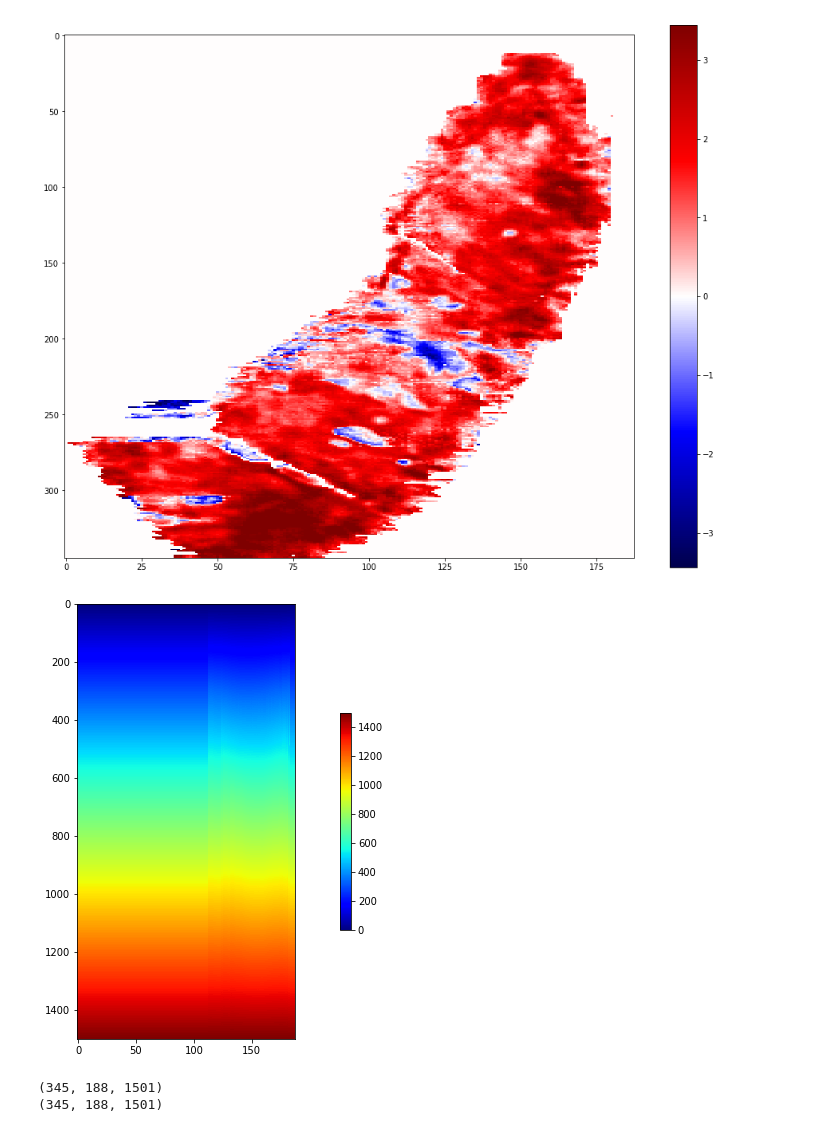
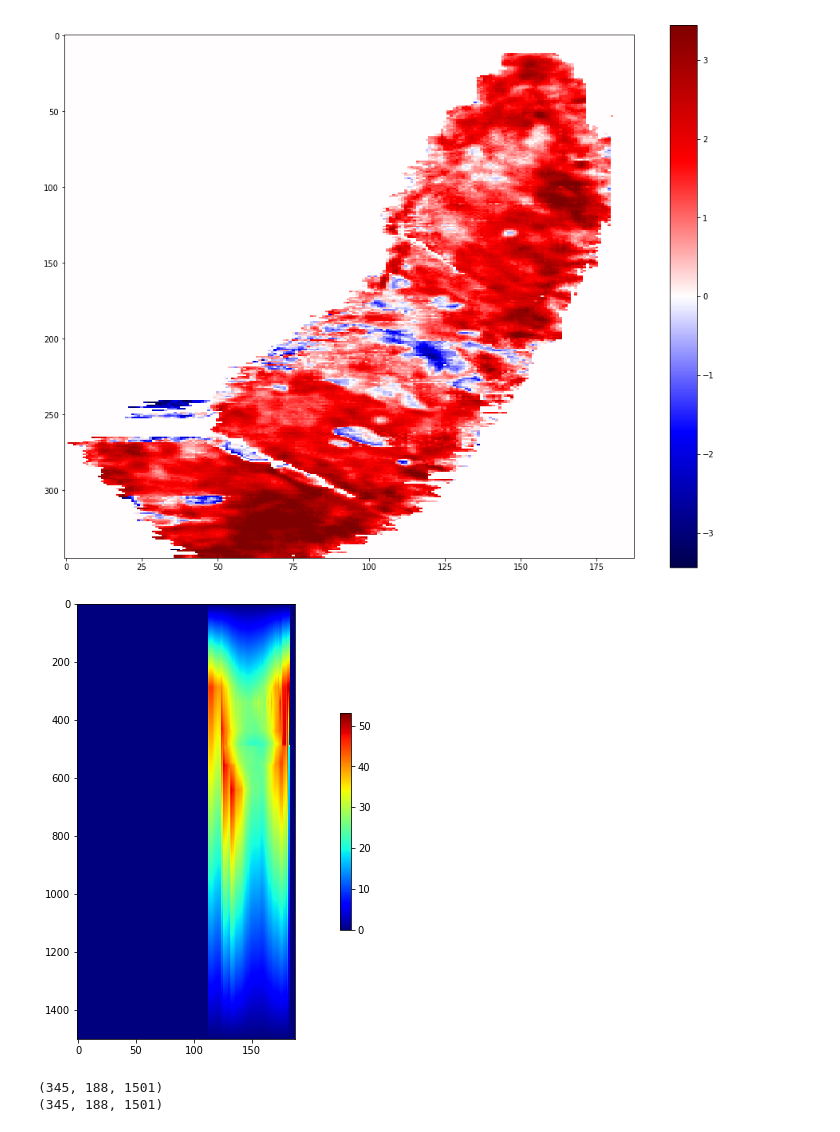
Before and after one commit to DerekParks/SEGWorkingWorkship2018, a Jupyter notebook: VolumeFalattening.ipynb, the cells around one changed output. Cells and saved outputs as stored; diff of their text form; code cells hidden in the pictures.

```diff
--- a/VolumeFalattening.ipynb
+++ b/VolumeFalattening.ipynb
@@ -109,6 +113,9 @@ def read_segy(filename):
 data = read_segy(segy_path)
 # %%
 def strat_slice(data, horizon_times, window_size):
+    """
+    Take a +/- window_size'd slice from the the input dataset
+    """
     s_len = 2 * window_size + 1
     x_len , y_len = horizon_times.shape
     result = np.zeros((x_len, y_len, s_len))
@@ -143,6 +150,7 @@ for horizon_name, horizon_times in horizons:
 print(strat_data.shape)
 strat_data = strat_data[:,:,samples_around_horizon]
 
+#view the last strat slice
 vm = np.percentile(strat_data, 99)
 
 plt.figure(figsize=(16,25))
@@ -159,9 +167,12 @@ def shifts_to_flatten_all_horizons(data_shape, horizons):
     """
     from scipy.interpolate import interp1d
     shifts = np.zeros(data_shape)
-
     s_len = data_shape[2]
 
+    #save an array that contains the sample number for the vertical dimension for later use
+    indexes = np.linspace(0.0, s_len, num=s_len)
+
+    #compute the average depth of every horizon
     avg_depths = {}
     for horizon_name, horizon_times in horizons:
         sum_ik = 0
@@ -173,45 +184,51 @@ def shifts_to_flatten_all_horizons(data_shape, horizons):
                 continue
 
             ik = time/sample_rate
             sum_ik += ik
             count_ik += 1
         avg_ik = sum_ik/count_ik
         avg_depths[horizon_name] = avg_ik
 
+    #for each trace
+    for ix,iy in np.ndindex(data_shape[:2]):
+        #build an arrays of the shift in samples needed move this horizon to the horizon's average depth (in samples).
+        #Also at zero shift at the beigining and end to sqeeze entire traces into the output
 
-    for ix,iy in np.ndindex(data_shape[:2]):
-        shift_index_x = [(0.)]
-        shift_index_y = [(0.)]
+        #should have zero shift at the top of the trace
+        sample_index = [(0.)]
+        shift_amount = [(0.)]
 
+        #for each horizon
         for horizon_name, horizon_times in horizons:
             time = horizon_times[ix, iy]
 
+            #if this horizon isn't definied at this trace; skip it
             if time == 0.0:
                 continue
 
+            #-1 pull traces that are abouve average hoirzon depth down and pushes traces below up
             ik = -1 * (avg_depths[horizon_name] - time/sample_rate)
+            sample_index.append(avg_depths[horizon_name])
+            shift_amount.append(ik)
 
-            shift_index_x.append(avg_depths[horizon_name])
-            shift_index_y.append(ik)
+        #also have zero shift at the end of the trace
+        sample_index.append(s_len)
+        shift_amount.append(0)
 
-        shift_index_x.append(s_len)
-        shift_index_y.append(0)
+        #interpolate f(sample_index, shift_amount) for every vertical (time/depth) value
+        interp_func = interp1d(np.array(sample_index), np.array(shift_amount), kind='linear')
 
-        interp_func = interp1d(np.array(shift_index_x), np.array(shift_index_y), kind='linear')
-
-        indexes = np.linspace(0.0, s_len, num=s_len)
         shifts[ix, iy] = interp_func(indexes)
-        shifts[ix, iy] += indexes
-        shifts[ix, iy] = np.clip(shifts[ix, iy], 0, s_len-1)
     return shifts
 
+#plot shifts
 shifts = shifts_to_flatten_all_horizons(data.shape, horizons)
 
 plt.figure(figsize=(16,8))
 plt.imshow(shifts[50].T, cmap="jet", aspect=0.25)
 plt.colorbar(shrink=0.5)
 plt.show()
 # %% [output]
-[figure, old version]
+[figure, new version]
 # %%
 def apply_shifts(data, shifts):
```
Also changed, not shown: parts of 6 cells of this notebook, 2 other files.
